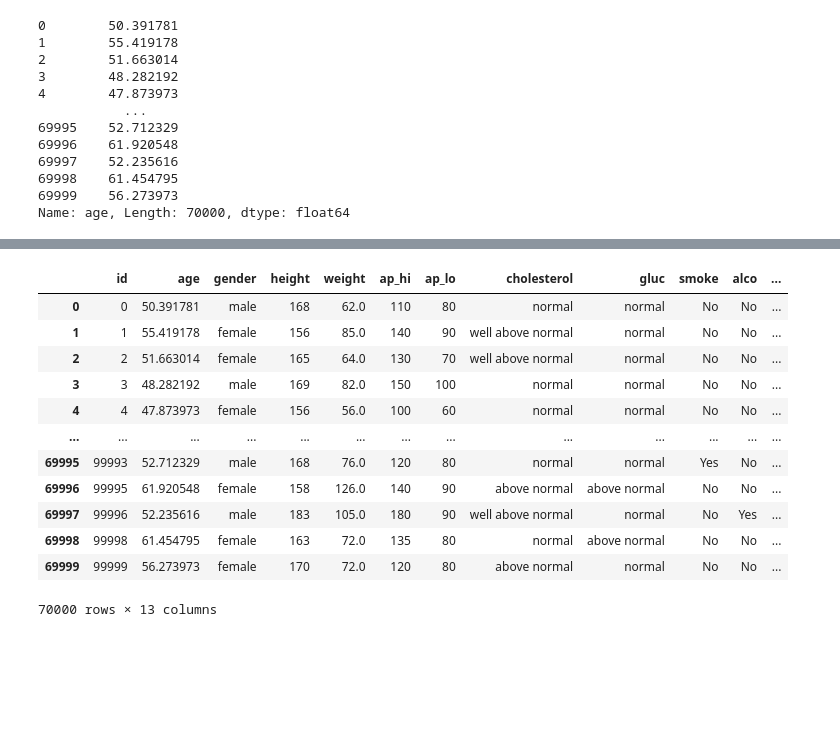
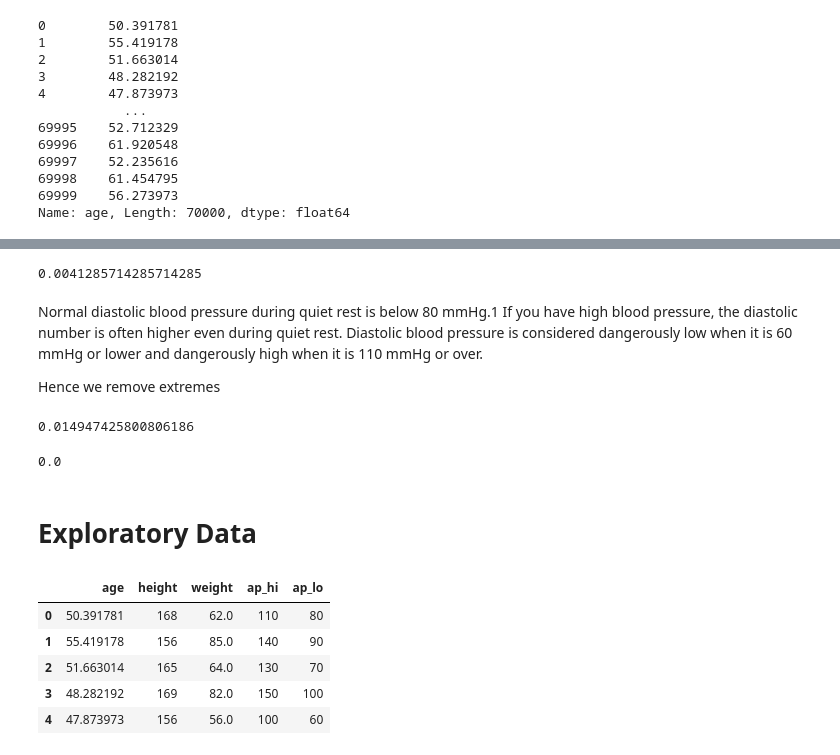
Before and after one commit to Dannyvannnn/IE0005, a Jupyter notebook: IE0005 Mini project.ipynb, the cells around one changed output, grey strips where cells are left out. Cells and saved outputs as stored; diff of their text form; code cells hidden in the pictures; blank space fills up the shorter version.

```diff
--- a/IE0005 Mini project.ipynb
+++ b/IE0005 Mini project.ipynb
@@ -112,24 +109,45 @@ dtype: object
+# %%
+#show % of data beyond normal range
+
+bad_aphi = (data.ap_hi < 70) | (data.ap_hi > 200)
+data[bad_aphi].ap_hi.count() / data.ap_hi.count()
+
+# % is very low so it is safe to remove without affecting data significantly
+# %% [output]
+0.0041285714285714285
+# %%
+# drop bad data
+data.drop(data[bad_aphi].index, inplace = True)
+# %% [markdown]
+Normal diastolic blood pressure during quiet rest is below 80 mmHg.1 If you have high blood pressure, the diastolic number is often higher even during quiet rest. Diastolic blood pressure is considered dangerously low when it is 60 mmHg or lower and dangerously high when it is 110 mmHg or over.
+
+Hence we remove extremes
+# %%
+
+#show % of data beyond normal range
+
+bad_aplo = (data.ap_lo < 40) | (data.ap_lo > 130)
+data[bad_aplo].ap_lo.count() / data.ap_lo.count()
+
+# % is very low so it is safe to remove without affecting data significantly
+# %% [output]
+0.014947425800806186
+# %%
+# drop bad data
+data.drop(data[bad_aplo].index, inplace = True)
+
+data[bad_aplo].ap_lo.count() / data.ap_lo.count()
+# %% [output]
+0.0
+# %% [markdown]
+# Exploratory Data
 # %%
-data['gender'] = data["gender"].replace([1,2],["female","male"])
-data['cholesterol'] = data["cholesterol"].replace([1,2,3],["normal","above normal","well above normal"])
-data['gluc'] = data["gluc"].replace([1,2,3],["normal","above normal","well above normal"])
-data['smoke'] = data["smoke"].replace([1,0],["Yes","No"])
-data['alco'] = data["alco"].replace([1,0],["Yes","No"])
-data['active'] = data["active"].replace([1,0],["Yes","No"])
-data['cardio'] = data["cardio"].replace([1,0],["Yes","No"])
-data
-#change how categorical data is described so its easier for us to read
+NumData = pd.DataFrame(data[['age','height','weight','ap_hi','ap_lo']])
+NumData.head()
 # %% [output]
-|  | id | age | gender | height | weight | ap_hi | ap_lo | cholesterol | gluc | smoke | alco | ... |
-| 0 | 0 | 50.391781 | male | 168 | 62.0 | 110 | 80 | normal | normal | No | No | ... |
-| 1 | 1 | 55.419178 | female | 156 | 85.0 | 140 | 90 | well above normal | normal | No | No | ... |
-| 2 | 2 | 51.663014 | female | 165 | 64.0 | 130 | 70 | well above normal | normal | No | No | ... |
-| 3 | 3 | 48.282192 | male | 169 | 82.0 | 150 | 100 | normal | normal | No | No | ... |
-| 4 | 4 | 47.873973 | female | 156 | 56.0 | 100 | 60 | normal | normal | No | No | ... |
-| ... | ... | ... | ... | ... | ... | ... | ... | ... | ... | ... | ... | ... |
-| 69995 | 99993 | 52.712329 | male | 168 | 76.0 | 120 | 80 | normal | normal | Yes | No | ... |
-| 69996 | 99995 | 61.920548 | female | 158 | 126.0 | 140 | 90 | above normal | above normal | No | No | ... |
-| 69997 | 99996 | 52.235616 | male | 183 | 105.0 | 180 | 90 | well above normal | normal | No | Yes | ... |
-| 69998 | 99998 | 61.454795 | female | 163 | 72.0 | 135 | 80 | normal | above normal | No | No | ... |
-| 69999 | 99999 | 56.273973 | female | 170 | 72.0 | 120 | 80 | above normal | normal | No | No | ... |
+|  | age | height | weight | ap_hi | ap_lo |
+| 0 | 50.391781 | 168 | 62.0 | 110 | 80 |
+| 1 | 55.419178 | 156 | 85.0 | 140 | 90 |
+| 2 | 51.663014 | 165 | 64.0 | 130 | 70 |
+| 3 | 48.282192 | 169 | 82.0 | 150 | 100 |
+| 4 | 47.873973 | 156 | 56.0 | 100 | 60 |
-70000 rows × 13 columns
```
Also changed, not shown: parts of 16 cells of this notebook.
